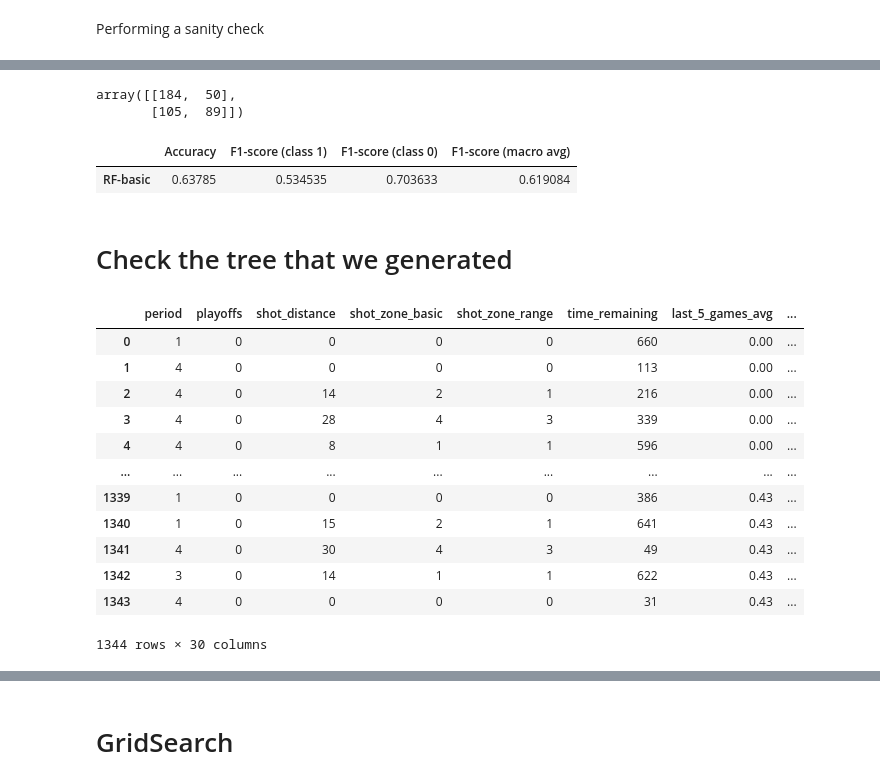
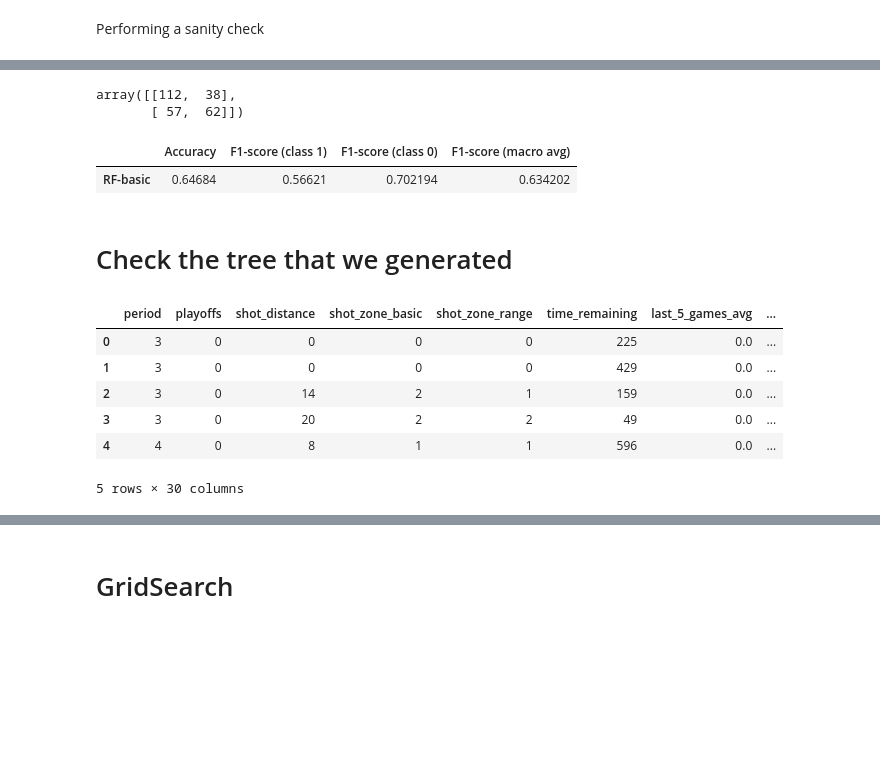
Before and after one commit to mitirmizi/koby-bryant-shot-selection, a Jupyter notebook: src/5-random-forrest.ipynb, the cells around one changed output, grey strips where cells are left out. Cells and saved outputs as stored; diff of their text form; code cells hidden in the pictures; blank space fills up the shorter version.

```diff
--- a/src/5-random-forrest.ipynb
+++ b/src/5-random-forrest.ipynb
@@ -10,3 +11,7 @@ from sklearn.tree import export_graphviz
 from sklearn.metrics import confusion_matrix, accuracy_score, classification_report, f1_score
 from sklearn.tree import export_graphviz
 import pydot
+# %%
+DATASET = 'SEASON'
+# DATASET = 'TEAM'
+VAL_ON_END = True  # False = Start. False would mean validate on starting season's data
@@ -13,7 +23,4 @@ import pydot
 # %%
-DATASET = 'SEASON'
-# DATASET = 'TEAM'
-
 if DATASET == 'TEAM':
     train = pd.read_csv('../data/train_team.csv')
     test = pd.read_csv('../data/test_team.csv')
@@ -21,6 +28,13 @@ if DATASET == 'TEAM':
 if DATASET == 'SEASON':
     train = pd.read_csv('../data/train_season.csv')
     test = pd.read_csv('../data/test_season.csv')
+
+if VAL_ON_END:
+    # To validate on data of the last season's, in the training-set
+    train, validation = train_test_split(train, train_size=0.8, shuffle=False)
+else:
+    # To validate on data of the starting season's, in the training-set
+    validation, train = train_test_split(train, train_size=0.2, shuffle=False)
 # %%
 def compute_metrics(y_true,y_pred):
     accuracy = accuracy_score(y_true,y_pred)
@@ -81,32 +102,26 @@ y_pred = model_rf.predict(x_test)
 # %%
-confusion_matrix(y_test,y_pred)
+confusion_matrix(y_val, y_pred)
 # %% [output]
-array([[184,  50],
-       [105,  89]])
+array([[112,  38],
+       [ 57,  62]])
 # %%
-results.loc['RF-basic', :] = compute_metrics(y_test, y_pred)
+results.loc['RF-basic', :] = compute_metrics(y_val, y_pred)
 results.sort_values(by='F1-score (macro avg)', ascending=False)
 # %% [output]
 |  | Accuracy | F1-score (class 1) | F1-score (class 0) | F1-score (macro avg) |
-| RF-basic | 0.63785 | 0.534535 | 0.703633 | 0.619084 |
+| RF-basic | 0.64684 | 0.56621 | 0.702194 | 0.634202 |
 # %% [markdown]
 # Check the tree that we generated
 # %%
-x_train
+x_train.head()
 # %% [output]
 |  | period | playoffs | shot_distance | shot_zone_basic | shot_zone_range | time_remaining | last_5_games_avg | ... |
-| 0 | 1 | 0 | 0 | 0 | 0 | 660 | 0.00 | ... |
-| 1 | 4 | 0 | 0 | 0 | 0 | 113 | 0.00 | ... |
-| 2 | 4 | 0 | 14 | 2 | 1 | 216 | 0.00 | ... |
-| 3 | 4 | 0 | 28 | 4 | 3 | 339 | 0.00 | ... |
-| 4 | 4 | 0 | 8 | 1 | 1 | 596 | 0.00 | ... |
-| ... | ... | ... | ... | ... | ... | ... | ... | ... |
-| 1339 | 1 | 0 | 0 | 0 | 0 | 386 | 0.43 | ... |
-| 1340 | 1 | 0 | 15 | 2 | 1 | 641 | 0.43 | ... |
-| 1341 | 4 | 0 | 30 | 4 | 3 | 49 | 0.43 | ... |
-| 1342 | 3 | 0 | 14 | 1 | 1 | 622 | 0.43 | ... |
-| 1343 | 4 | 0 | 0 | 0 | 0 | 31 | 0.43 | ... |
+| 0 | 3 | 0 | 0 | 0 | 0 | 225 | 0.0 | ... |
+| 1 | 3 | 0 | 0 | 0 | 0 | 429 | 0.0 | ... |
+| 2 | 3 | 0 | 14 | 2 | 1 | 159 | 0.0 | ... |
+| 3 | 3 | 0 | 20 | 2 | 2 | 49 | 0.0 | ... |
+| 4 | 4 | 0 | 8 | 1 | 1 | 596 | 0.0 | ... |
-1344 rows × 30 columns
+5 rows × 30 columns
 # %%
 # Import tools needed for visualization
 
```
Also changed, not shown: parts of 33 cells of this notebook, 5 other files.
